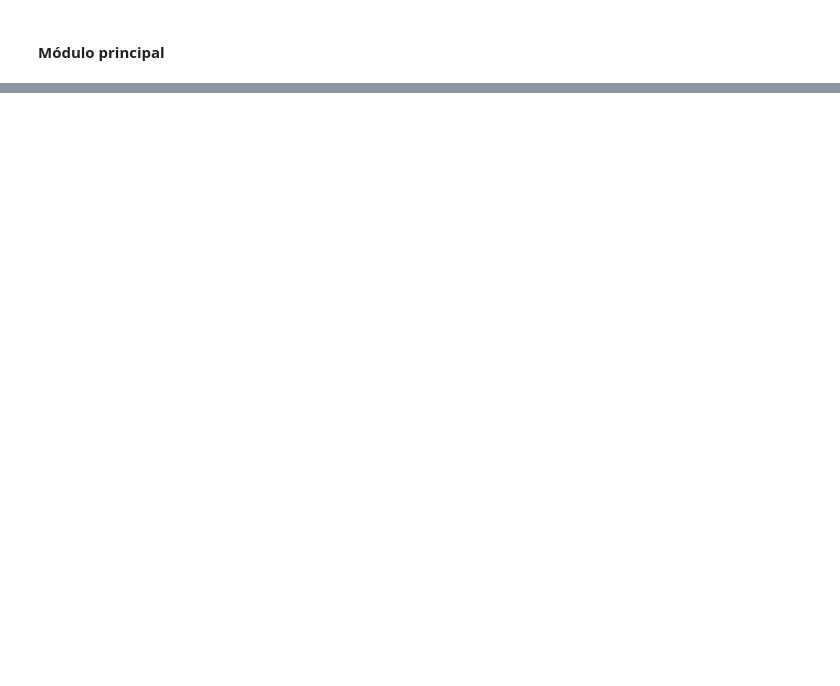
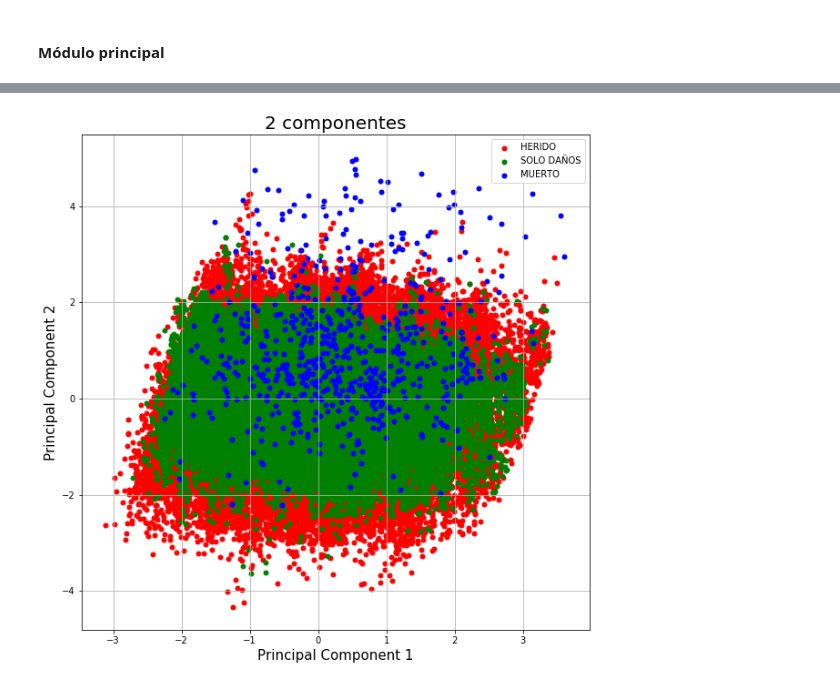
Before and after one commit to Dfriveraa/Accident-predictor, a Jupyter notebook: Main.ipynb, the cells around one changed output, grey strips where cells are left out. Cells and saved outputs as stored; diff of their text form; code cells hidden in the pictures; blank space fills up the shorter version.

```diff
--- a/Main.ipynb
+++ b/Main.ipynb
@@ -55,0 +34,7 @@ array([ 1,  9,  6, 27,  7, 23, 16, 26, 30,  0, 19,  4, 17, 18, 14,  2, 28,
+# %%
+from sklearn.decomposition import PCA
+pca = PCA (3, random_state=None,
+                         svd_solver='auto', tol=0.0, whiten=False)
+principalComponents = pca.fit_transform(x)
+print(principalComponents)
+print(principalComponents.shape)
@@ -56 +71,25 @@ array([ 1,  9,  6, 27,  7, 23, 16, 26, 30,  0, 19,  4, 17, 18, 14,  2, 28,
+# %%
+principalDf = pd.DataFrame(data = principalComponents
+             , columns = ['Componente 1', 'Componente 2'])
+finalDf = pd.concat([principalDf, df[['GRAVEDAD']]], axis = 1)
+# %%
+import matplotlib.pyplot as plt
+
+fig = plt.figure(figsize = (10,10))
+ax = fig.add_subplot(1,1,1)
+ax.set_xlabel('Principal Component 1', fontsize = 15)
+ax.set_ylabel('Principal Component 2', fontsize = 15)
+ax.set_title('2 componentes', fontsize = 20)
+targets = finalDf['GRAVEDAD'].unique()
+colors = ['r', 'g', 'b']
+for target, color in zip(targets,colors):
+    indicesToKeep = finalDf['GRAVEDAD'] == target
+    ax.scatter(finalDf.loc[indicesToKeep, 'Componente 1']
+               , finalDf.loc[indicesToKeep, 'Componente 2']
+               , c = color
+               , s = 25)
+ax.legend(targets)
+ax.grid()
+# %% [output]
+[figure, added]
 # %%
```
Also changed, not shown: parts of 12 cells of this notebook.
